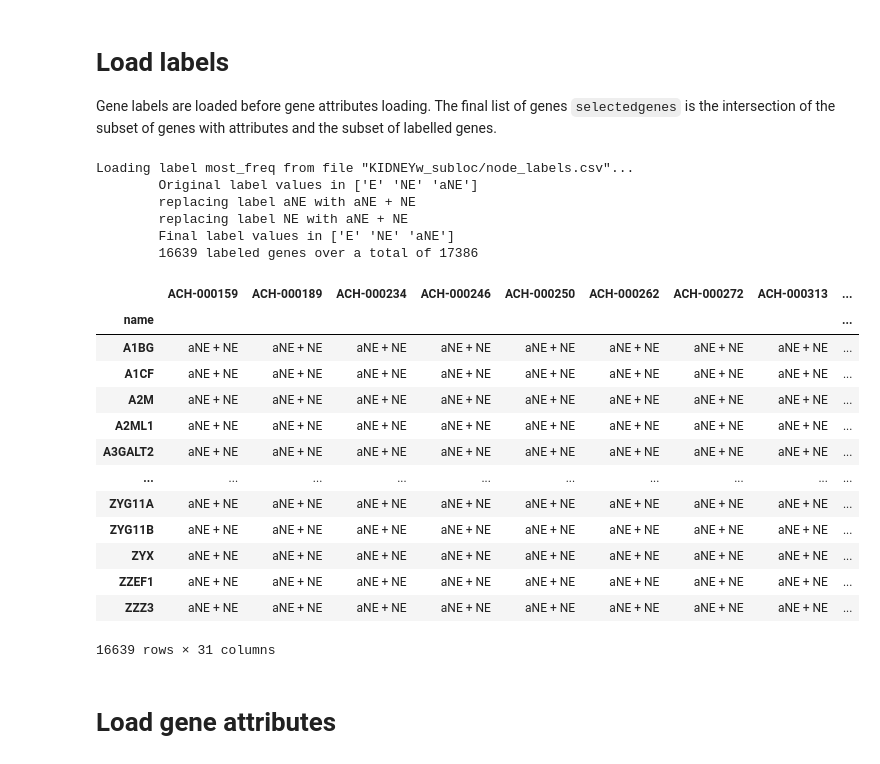
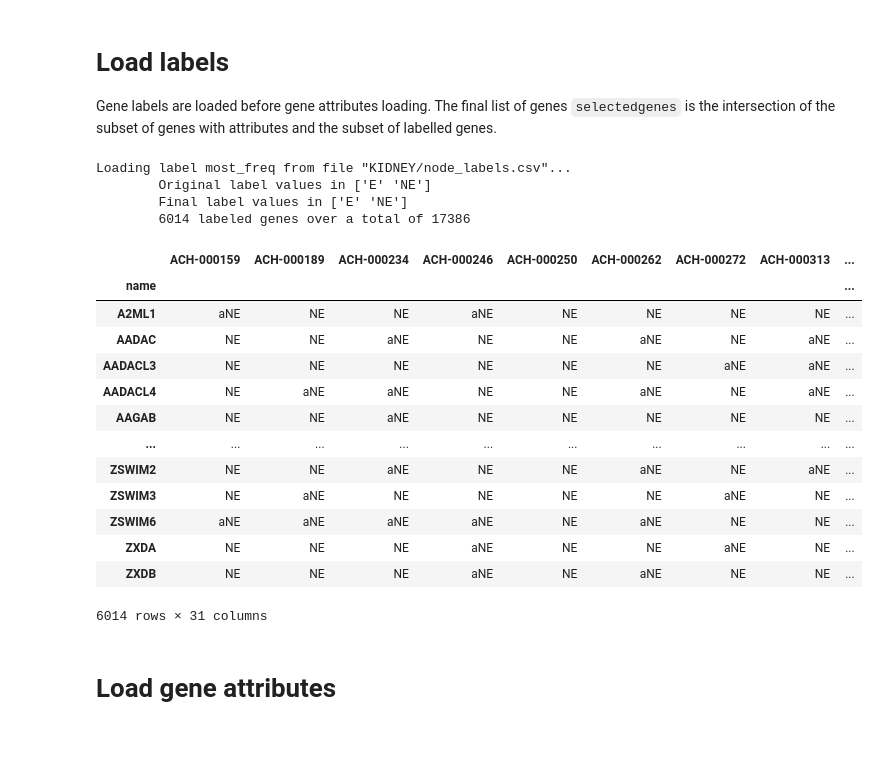
Before and after one commit to giordamaug/BIOMAT2022, a Jupyter notebook: notebooks/BIOMAT2022_workbench_allproblems.ipynb, the cells around one changed output. Saved outputs shown, nothing was run; the diff lists cells and outputs as text; code cells hidden in the pictures.

```diff
--- a/notebooks/BIOMAT2022_workbench_allproblems.ipynb
+++ b/notebooks/BIOMAT2022_workbench_allproblems.ipynb
@@ -65,64 +65,70 @@ classifiers_args = {
 Gene labels are loaded before gene attributes loading.
 The final list of genes `selectedgenes` is the intersection of the subset of genes with attributes and the subset of labelled genes.
 # %%
+#@title  { form-width: "30%" }
 data_dir = "KIDNEY" #@param {type:"string"}
 label_filename = "node_labels.csv" #@param {type:"string"}
 labelname = "most_freq" #@param {type:"string"}
-problem = "E vs NE" #@param ["E vs NE", "E  vs Ea vs aNE vs NE", "(E + aE) vs (aNE + NE)", "(E) vs (aNE + NE)"]
+problem = "E vs NE" #@param ["E vs NE", "E vs aE vs aNE vs NE", "(E + aE) vs (aNE + NE)", "(E) vs (aNE + NE)", "E vs aNE vs NE"]
 if problem == "E vs NE":
   label_aliases = {}
   exclude_labels = ['aE', 'aNE']
-elif problem == "E vs Ea vs aNE vs NE":
+elif problem == "E vs aE vs aNE vs NE":
   label_aliases = {}
   exclude_labels = []
 elif problem == "(E + aE) vs (aNE + NE)":
   label_aliases = {'aE' : 'E + aE', 'E' : 'E + aE', 'aNE' : 'aNE + NE', 'NE' : 'aNE + NE'}
   exclude_labels = []
 elif problem == "(E) vs (aNE + NE)":
   label_aliases = {'aNE' : 'aNE + NE', 'NE' : 'aNE + NE'}
   exclude_labels = ['aE']
+elif problem == "E vs aNE vs NE":
+  label_aliases = {}
+  exclude_labels = ['aE']
 else:
   print(bcolors.FAIL + f'\tWrong problem {problem}!' + bcolors.ENDC)
 label_file = os.path.join(data_dir, "node_labels.csv")
 df_label = pd.read_csv(label_file, sep=',', index_col=0)
+dup = df_label.index.duplicated().sum()     # remove duplicated genes
+if dup > 0:
+    print(bcolors.OKGREEN + f'\tRemoving {dup} duplicated genes...' + bcolors.ENDC)
+    df_label = df_label[~df_label.index.duplicated(keep='first')]
 if labelname in df_label.columns:
     print(bcolors.HEADER + f'Loading label {labelname} from file "{label_file}"...' + bcolors.ENDC)
 else:
     print(bcolors.FAIL + f'FAIL: Label name {labelname} is not in the label file {label_filename}!' + bcolors.ENDC)
 genes = df_label.index.values                                            # get genes with defined labels
 df_label = df_label[df_label[labelname].isin([np.nan] + exclude_labels) == False]                      # drop any row contaning NaN or SC1-SC5 as value
 labels = np.unique(df_label[labelname].values)
 print(bcolors.OKGREEN + f'\tOriginal label values in {labels}' + bcolors.ENDC)
 for key,newkey in label_aliases.items():
     if key in labels:
         print(bcolors.OKGREEN + f'\treplacing label {key} with {newkey}' + bcolors.ENDC)
         df_label = df_label.replace(key, newkey)
 
 print(bcolors.OKGREEN + f'\tFinal label values in {labels}' + bcolors.ENDC)
 selectedgenes = df_label.index.values
 print(bcolors.OKGREEN + f'\t{len(selectedgenes)} labeled genes over a total of {len(genes)}' + bcolors.ENDC)
 df_label
 # %% [output]
-Loading label most_freq from file "KIDNEYw_subloc/node_labels.csv"...
-        Original label values in ['E' 'NE' 'aNE']
-        replacing label aNE with aNE + NE
-        replacing label NE with aNE + NE
-        Final label values in ['E' 'NE' 'aNE']
-        16639 labeled genes over a total of 17386
+Loading label most_freq from file "KIDNEY/node_labels.csv"...
+        Original label values in ['E' 'NE']
+        Final label values in ['E' 'NE']
+        6014 labeled genes over a total of 17386
 |  | ACH-000159 | ACH-000189 | ACH-000234 | ACH-000246 | ACH-000250 | ACH-000262 | ACH-000272 | ACH-000313 | ... |
 | name |  |  |  |  |  |  |  |  | ... |
-| A1BG | aNE + NE | aNE + NE | aNE + NE | aNE + NE | aNE + NE | aNE + NE | aNE + NE | aNE + NE | ... |
-| A1CF | aNE + NE | aNE + NE | aNE + NE | aNE + NE | aNE + NE | aNE + NE | aNE + NE | aNE + NE | ... |
-| A2M | aNE + NE | aNE + NE | aNE + NE | aNE + NE | aNE + NE | aNE + NE | aNE + NE | aNE + NE | ... |
-| A2ML1 | aNE + NE | aNE + NE | aNE + NE | aNE + NE | aNE + NE | aNE + NE | aNE + NE | aNE + NE | ... |
-| A3GALT2 | aNE + NE | aNE + NE | aNE + NE | aNE + NE | aNE + NE | aNE + NE | aNE + NE | aNE + NE | ... |
+| A2ML1 | aNE | NE | NE | aNE | NE | NE | NE | NE | ... |
+| AADAC | NE | NE | aNE | NE | NE | aNE | NE | aNE | ... |
+| AADACL3 | NE | NE | NE | NE | NE | NE | aNE | aNE | ... |
+| AADACL4 | NE | aNE | aNE | NE | NE | aNE | NE | aNE | ... |
+| AAGAB | NE | NE | aNE | NE | NE | NE | NE | NE | ... |
 | ... | ... | ... | ... | ... | ... | ... | ... | ... | ... |
-| ZYG11A | aNE + NE | aNE + NE | aNE + NE | aNE + NE | aNE + NE | aNE + NE | aNE + NE | aNE + NE | ... |
-| ZYG11B | aNE + NE | aNE + NE | aNE + NE | aNE + NE | aNE + NE | aNE + NE | aNE + NE | aNE + NE | ... |
-| ZYX | aNE + NE | aNE + NE | aNE + NE | aNE + NE | aNE + NE | aNE + NE | aNE + NE | aNE + NE | ... |
-| ZZEF1 | aNE + NE | aNE + NE | aNE + NE | aNE + NE | aNE + NE | aNE + NE | aNE + NE | aNE + NE | ... |
-| ZZZ3 | aNE + NE | aNE + NE | aNE + NE | aNE + NE | aNE + NE | aNE + NE | aNE + NE | aNE + NE | ... |
+| ZSWIM2 | NE | NE | aNE | NE | NE | aNE | NE | aNE | ... |
+| ZSWIM3 | NE | aNE | NE | NE | NE | NE | aNE | NE | ... |
+| ZSWIM6 | aNE | aNE | aNE | aNE | NE | aNE | NE | NE | ... |
+| ZXDA | NE | NE | NE | aNE | NE | NE | aNE | NE | ... |
+| ZXDB | NE | NE | NE | aNE | NE | aNE | NE | NE | ... |
-16639 rows × 31 columns
+6014 rows × 31 columns
 # %% [markdown]
  # Load gene attributes
 # %% [markdown]
```
Also changed, not shown: parts of 6 cells of this notebook.
